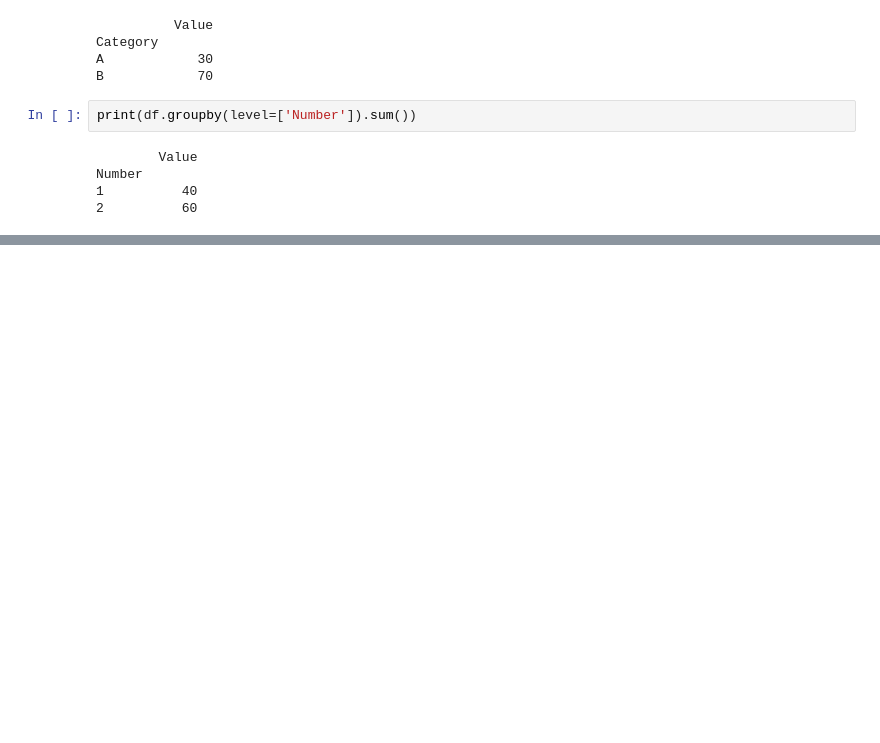
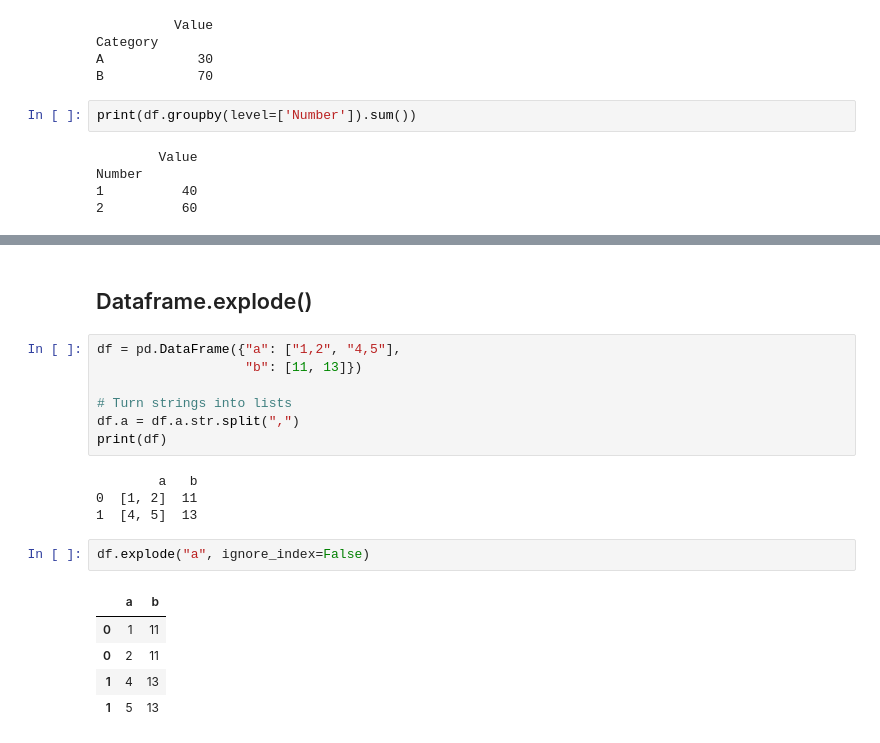
Before and after one commit to Oz174/SelfStudyPython, a Jupyter notebook: DaybyDay/15- All About Pandas.ipynb, the cells around one changed output, grey strips where cells are left out. Drawn from its saved outputs; the diff is of its cells as text; blank space fills up the shorter version.

```diff
--- a/DaybyDay/15- All About Pandas.ipynb
+++ b/DaybyDay/15- All About Pandas.ipynb
@@ -156,0 +206,21 @@ Number
+# %% [markdown]
+## Dataframe.explode()
+# %%
+df = pd.DataFrame({"a": ["1,2", "4,5"],
+                   "b": [11, 13]})
+
+# Turn strings into lists
+df.a = df.a.str.split(",")
+print(df)
+# %% [output]
+        a   b
+0  [1, 2]  11
+1  [4, 5]  13
+# %%
+df.explode("a", ignore_index=False)
+# %% [output]
+|  | a | b |
+| 0 | 1 | 11 |
+| 0 | 2 | 11 |
+| 1 | 4 | 13 |
+| 1 | 5 | 13 |
```
Also changed, not shown: parts of 34 cells of this notebook.
